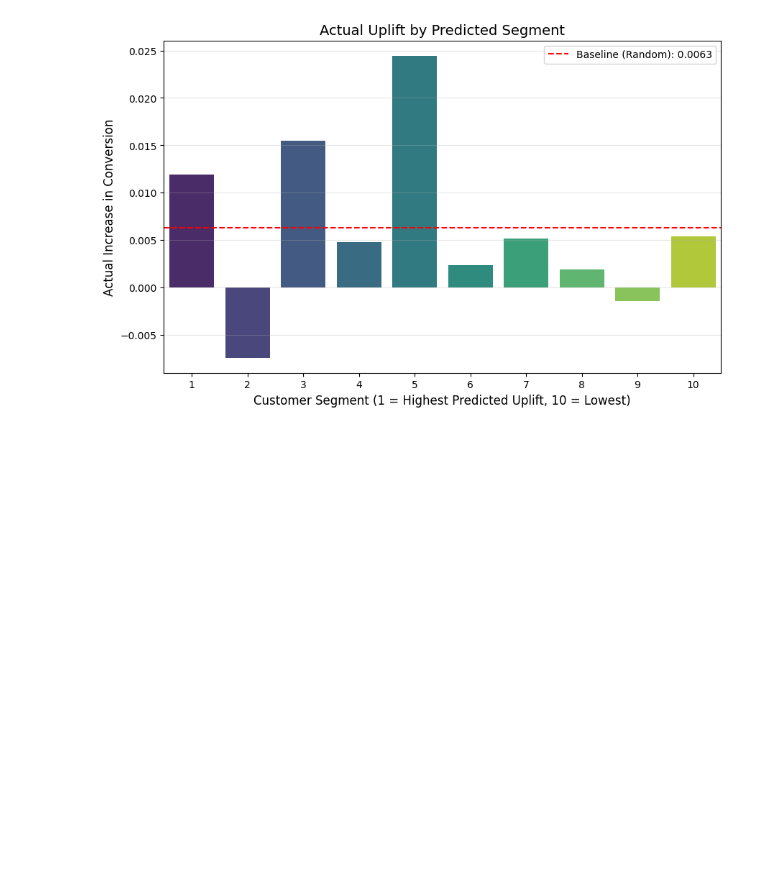
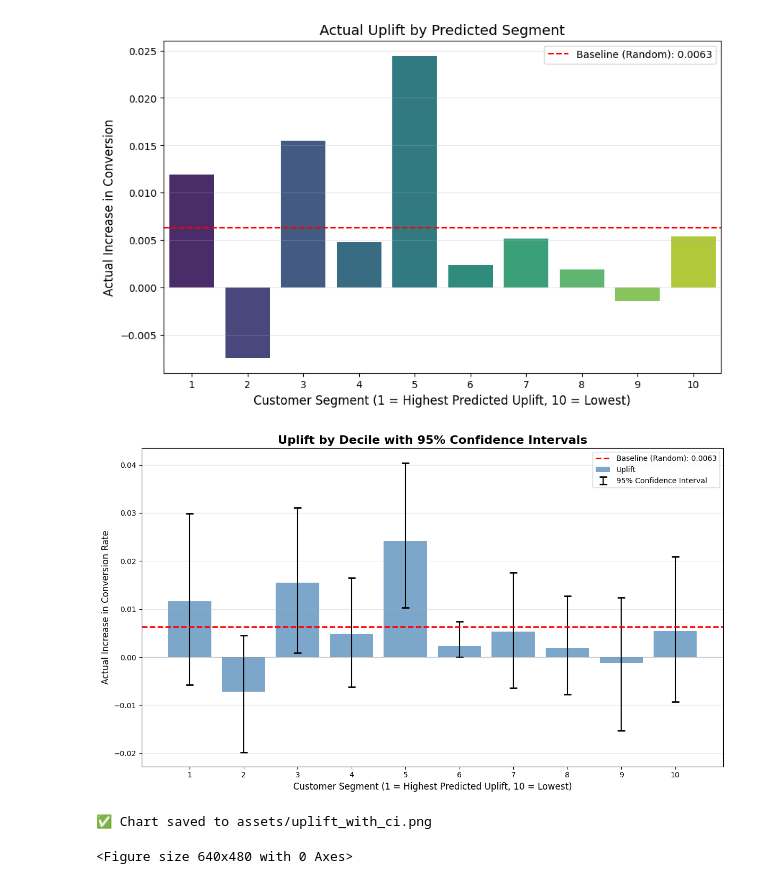
Before and after one commit to NTRajapaksha/uplift-marketing-optimization, a Jupyter notebook: eda_uplift.ipynb, the cells around one changed output. Cells and saved outputs as stored; diff of their text form; code cells hidden in the pictures; blank space fills up the shorter version.

```diff
--- a/eda_uplift.ipynb
+++ b/eda_uplift.ipynb
@@ -190,0 +203,64 @@ Passing `palette` without assigning `hue` is deprecated and will be removed in v
+# %%
+#Calculate for each decile
+results = []
+for decile in range(1, 11):
+    group = df_results[df_results['uplift_decile'] == decile]
+    uplift, ci_low, ci_high = bootstrap_uplift(group)
+    results.append({
+        'decile': decile,
+        'uplift': uplift,
+        'ci_low': ci_low,
+        'ci_high': ci_high
+    })
+# %%
+#Convert to DataFrame (THIS WAS MISSING)
+results_df = pd.DataFrame(results)
+# %%
+#Calculate error bar values
+yerr_low = results_df['uplift'] - results_df['ci_low']
+yerr_high = results_df['ci_high'] - results_df['uplift']
+# %%
+#Plot with error bars
+plt.figure(figsize=(12, 7))
+
+# Bar plot
+plt.bar(results_df['decile'], results_df['uplift'],
+        color='steelblue', alpha=0.7, label='Uplift')
+
+# Add error bars
+plt.errorbar(results_df['decile'], results_df['uplift'],
+             yerr=[yerr_low, yerr_high],
+             fmt='none', ecolor='black', capsize=5, capthick=2,
+             label='95% Confidence Interval')
+
+# Baseline (average uplift from random targeting)
+avg_uplift = df_results[df_results['treatment']==1]['true_outcome'].mean() - \
+             df_results[df_results['treatment']==0]['true_outcome'].mean()
+plt.axhline(y=avg_uplift, color='red', linestyle='--', linewidth=2,
+            label=f'Baseline (Random): {avg_uplift:.4f}')
+
+# Zero line (no effect)
+plt.axhline(y=0, color='gray', linestyle='-', linewidth=1, alpha=0.3)
+
+# Labels and styling
+plt.title("Uplift by Decile with 95% Confidence Intervals", fontsize=16, fontweight='bold')
+plt.xlabel("Customer Segment (1 = Highest Predicted Uplift, 10 = Lowest)", fontsize=12)
+plt.ylabel("Actual Increase in Conversion Rate", fontsize=12)
+plt.xticks(range(1, 11))
+plt.legend(loc='best', fontsize=10)
+plt.grid(axis='y', alpha=0.3)
+plt.tight_layout()
+# %% [output]
+[figure, added]
+# %%
+# Save the plot
+import os
+if not os.path.exists('assets'):
+    os.makedirs('assets')
+plt.savefig('assets/uplift_with_ci.png', dpi=300, bbox_inches='tight')
+print("✅ Chart saved to assets/uplift_with_ci.png")
+
+plt.show()
+# %% [output]
+✅ Chart saved to assets/uplift_with_ci.png
+<Figure size 640x480 with 0 Axes>
```
Also changed, not shown: parts of 6 cells of this notebook, 2 other files.
